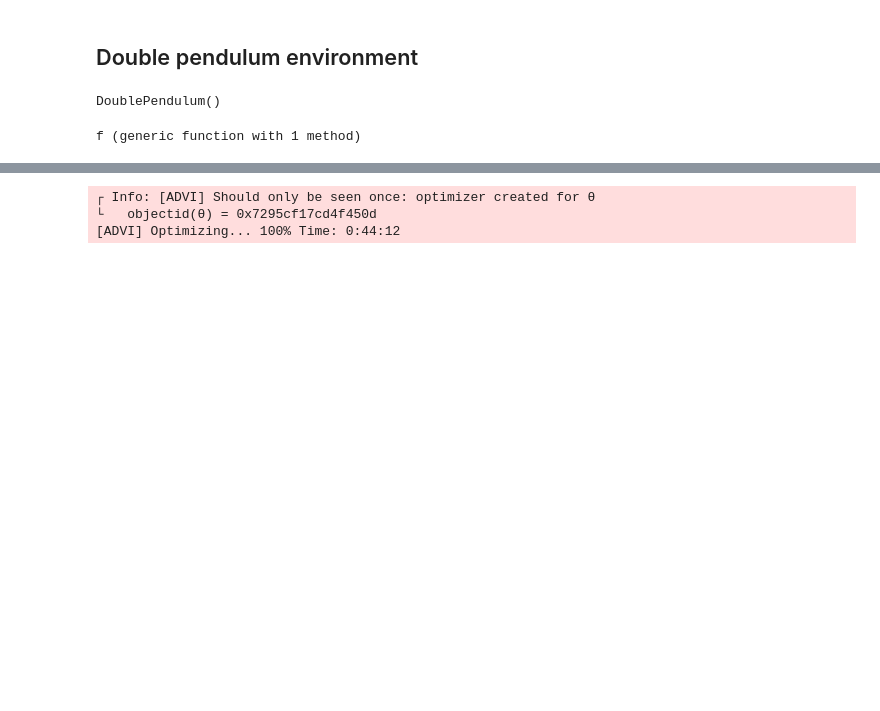
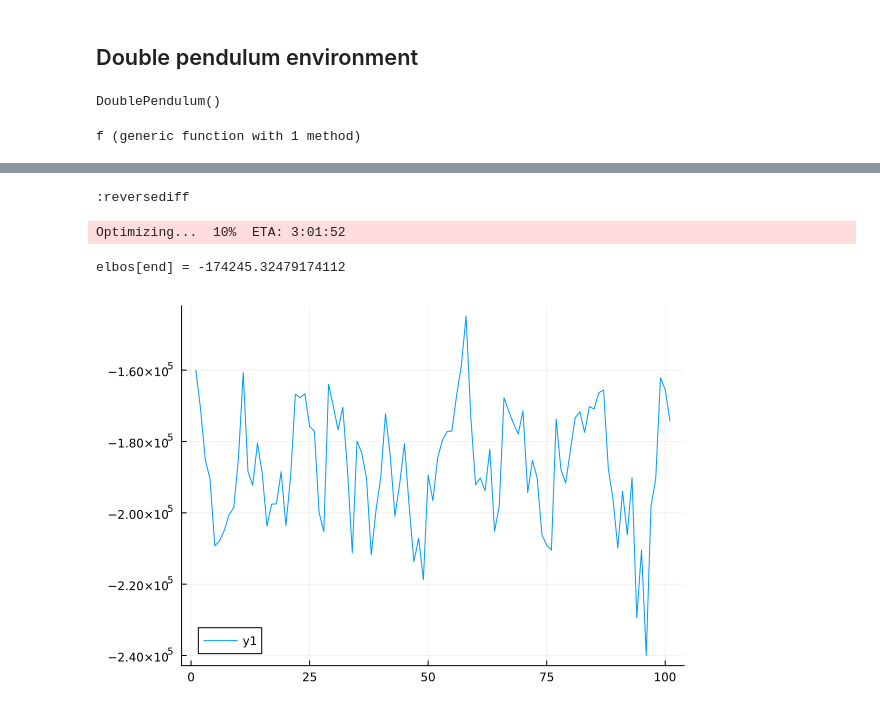
Before and after one commit to bvdmitri/phdthesis, a Jupyter notebook: research/[Turing] LS-NLDS research draft.ipynb, the cells around one changed output, grey strips where cells are left out. Saved outputs shown, nothing was run; the diff lists cells and outputs as text; code cells hidden in the pictures; blank space fills up the shorter version.

```diff
--- a/research/[Turing] LS-NLDS research draft.ipynb
+++ b/research/[Turing] LS-NLDS research draft.ipynb
@@ -353,0 +268,4 @@ Implements a decayed version of AdaGrad. It has parameter specific learning rate
+# %%
+AdvancedVI.setadbackend(:reversediff)
+# %% [output]
+:reversediff
@@ -354,9 +384,13 @@ Implements a decayed version of AdaGrad. It has parameter specific learning rate
 # %%
-results = vi_inference(tgmodel; alg = Turing.ADVI(20, 20000));
+elbos, results = vi_inference(tgmodel; alg = Turing.ADVI(10, 5000));
 # %% [output]
-┌ Info: [ADVI] Should only be seen once: optimizer created for θ
-└   objectid(θ) = 0x7295cf17cd4f450d
-[ADVI] Optimizing... 100% Time: 0:44:12
+Optimizing...  10%  ETA: 3:01:52
+# %%
+@show elbos[end]
+plot(elbos[end-100:end])
+# %% [output]
+elbos[end] = -174245.32479174112
+[figure, added]
 # %%
 _, sym2range = bijector(tgmodel, Val(true));
 dist = results.dist
```
Also changed, not shown: parts of 16 cells of this notebook, 20 other files.
